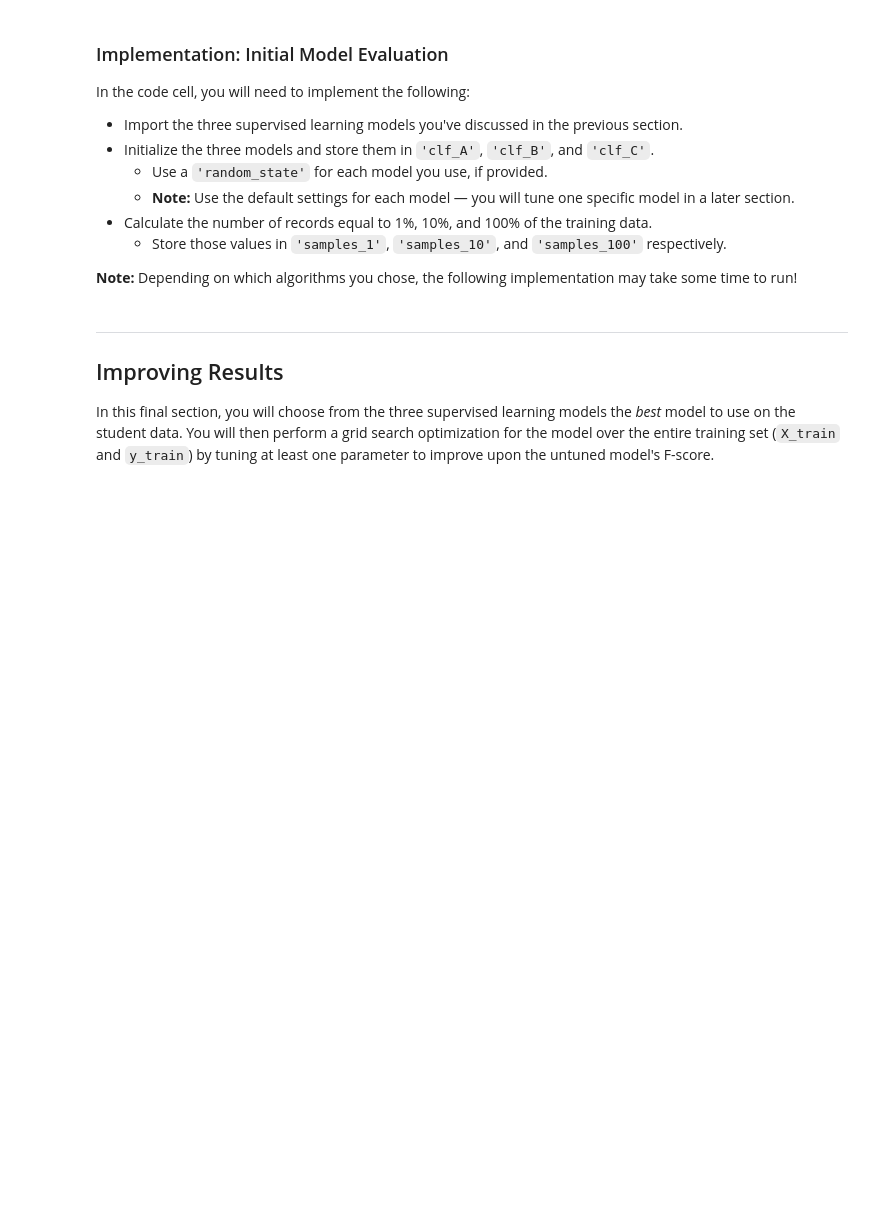
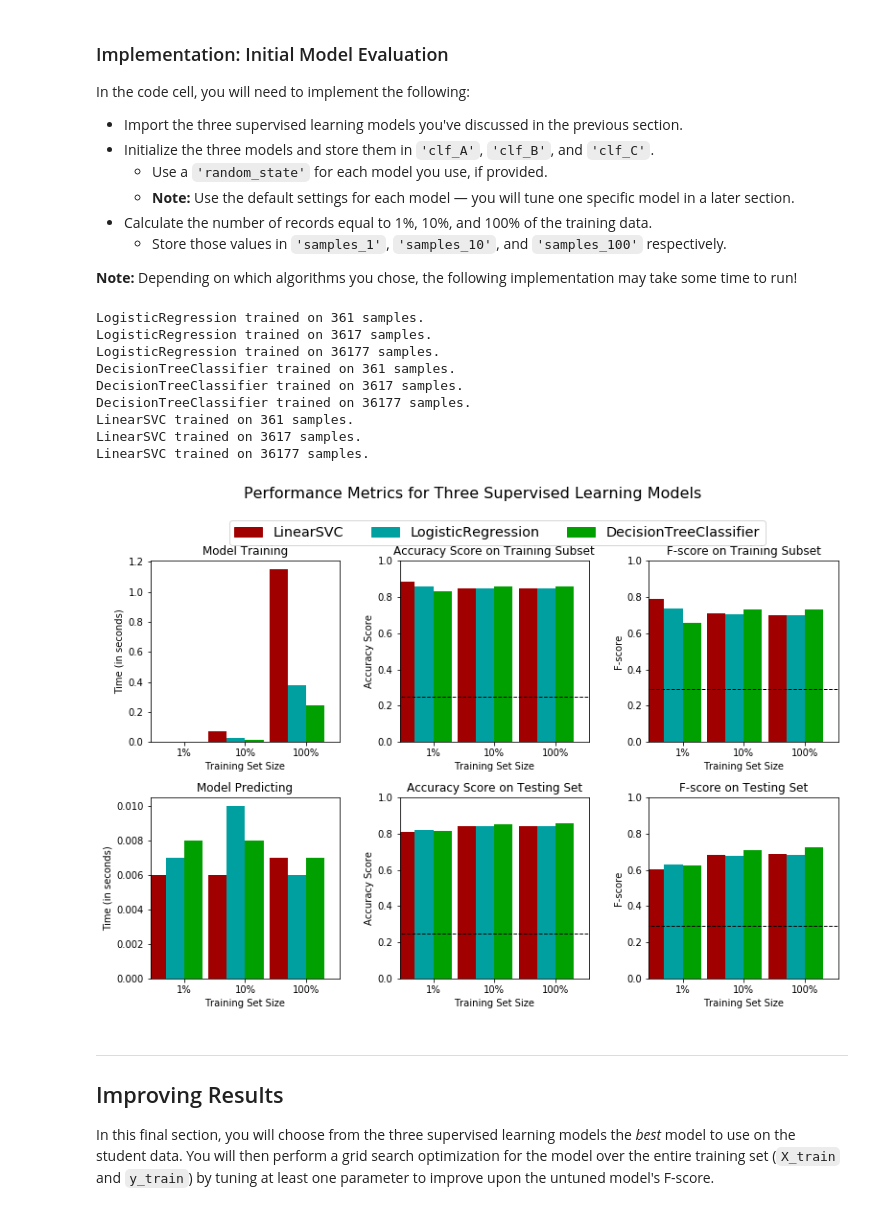
Before and after one commit to aleks091/machine-learning, a Jupyter notebook: projects/finding_donors/finding_donors.ipynb, the cells around one changed output. Saved outputs shown, nothing was run; the diff lists cells and outputs as text; code cells hidden in the pictures; blank space fills up the shorter version.

```diff
--- a/projects/finding_donors/finding_donors.ipynb
+++ b/projects/finding_donors/finding_donors.ipynb
@@ -311,6 +311,11 @@ In the code block below, you will need to implement the following:
    - Make sure that you set the `beta` parameter!
 # %%
 # TODO: Import two metrics from sklearn - fbeta_score and accuracy_score
+from sklearn.metrics import f1_score
+from sklearn.metrics import fbeta_score
+from sklearn.metrics import accuracy_score
+
+from sklearn.linear_model import LogisticRegression
 
 def train_predict(learner, sample_size, X_train, y_train, X_test, y_test):
     '''
@@ -327,33 +332,34 @@ def train_predict(learner, sample_size, X_train, y_train, X_test, y_test):
 
     # TODO: Fit the learner to the training data using slicing with 'sample_size' using .fit(training_features[:], training_labels[:])
     start = time() # Get start time
-    learner = None
+    learner = learner.fit(X_train[:sample_size], y_train[:sample_size])
     end = time() # Get end time
 
     # TODO: Calculate the training time
-    results['train_time'] = None
+    results['train_time'] = end - start
 
     # TODO: Get the predictions on the test set(X_test),
     #       then get predictions on the first 300 training samples(X_train) using .predict()
     start = time() # Get start time
-    predictions_test = None
-    predictions_train = None
+    predictions_test = learner.predict(X_test)
+    predictions_train = learner.predict(X_train[:300])
     end = time() # Get end time
 
     # TODO: Calculate the total prediction time
-    results['pred_time'] = None
+    results['pred_time'] = end - start
 
     # TODO: Compute accuracy on the first 300 training samples which is y_train[:300]
-    results['acc_train'] = None
+    results['acc_train'] = accuracy_score(y_train[:300], predictions_train[:300])
 
     # TODO: Compute accuracy on test set using accuracy_score()
-    results['acc_test'] = None
+    results['acc_test'] = accuracy_score(y_test, predictions_test)
 
     # TODO: Compute F-score on the the first 300 training samples using fbeta_score()
-    results['f_train'] = None
+    beta = 0.5
+    results['f_train'] = fbeta_score(y_train[:300], predictions_train[:300], beta)
 
     # TODO: Compute F-score on the test set which is y_test
-    results['f_test'] = None
+    results['f_test'] = fbeta_score(y_test, predictions_test, beta)
 
     # Success
     print("{} trained on {} samples.".format(learner.__class__.__name__, sample_size))
@@ -373,31 +379,51 @@ In the code cell, you will need to implement the following:
 **Note:** Depending on which algorithms you chose, the following implementation may take some time to run!
 # %%
 # TODO: Import the three supervised learning models from sklearn
+from sklearn.neural_network import MLPClassifier
+from sklearn.svm import SVC
+from sklearn.naive_bayes import GaussianNB
+from sklearn.neighbors import KNeighborsClassifier
+
+from sklearn.tree import DecisionTreeClassifier
+from sklearn.linear_model import LogisticRegression
+from sklearn.svm import LinearSVC
+
 
 # TODO: Initialize the three models
-clf_A = None
-clf_B = None
-clf_C = None
+clf_A = LogisticRegression(random_state=1)
+clf_B = DecisionTreeClassifier(random_state=2)
+clf_C = LinearSVC(random_state=3)
 
 # TODO: Calculate the number of samples for 1%, 10%, and 100% of the training data
 # HINT: samples_100 is the entire training set i.e. len(y_train)
 # HINT: samples_10 is 10% of samples_100 (ensure to set the count of the values to be `int` and not `float`)
 # HINT: samples_1 is 1% of samples_100 (ensure to set the count of the values to be `int` and not `float`)
-samples_100 = None
-samples_10 = None
-samples_1 = None
+samples_100 = len(y_train)
+samples_10 = int(len(y_train) * 0.1)
+samples_1 = int(len(y_train) * 0.01)
 
 # Collect results on the learners
 results = {}
 for clf in [clf_A, clf_B, clf_C]:
     clf_name = clf.__class__.__name__
     results[clf_name] = {}
     for i, samples in enumerate([samples_1, samples_10, samples_100]):
         results[clf_name][i] = \
         train_predict(clf, samples, X_train, y_train, X_test, y_test)
 
 # Run metrics visualization for the three supervised learning models chosen
 vs.evaluate(results, accuracy, fscore)
+# %% [output]
+LogisticRegression trained on 361 samples.
+LogisticRegression trained on 3617 samples.
+LogisticRegression trained on 36177 samples.
+DecisionTreeClassifier trained on 361 samples.
+DecisionTreeClassifier trained on 3617 samples.
+DecisionTreeClassifier trained on 36177 samples.
+LinearSVC trained on 361 samples.
+LinearSVC trained on 3617 samples.
+LinearSVC trained on 36177 samples.
+[figure, added]
 # %% [markdown]
 ----
 ## Improving Results
```
Also changed, not shown: parts of 4 cells of this notebook, 1 other file.
